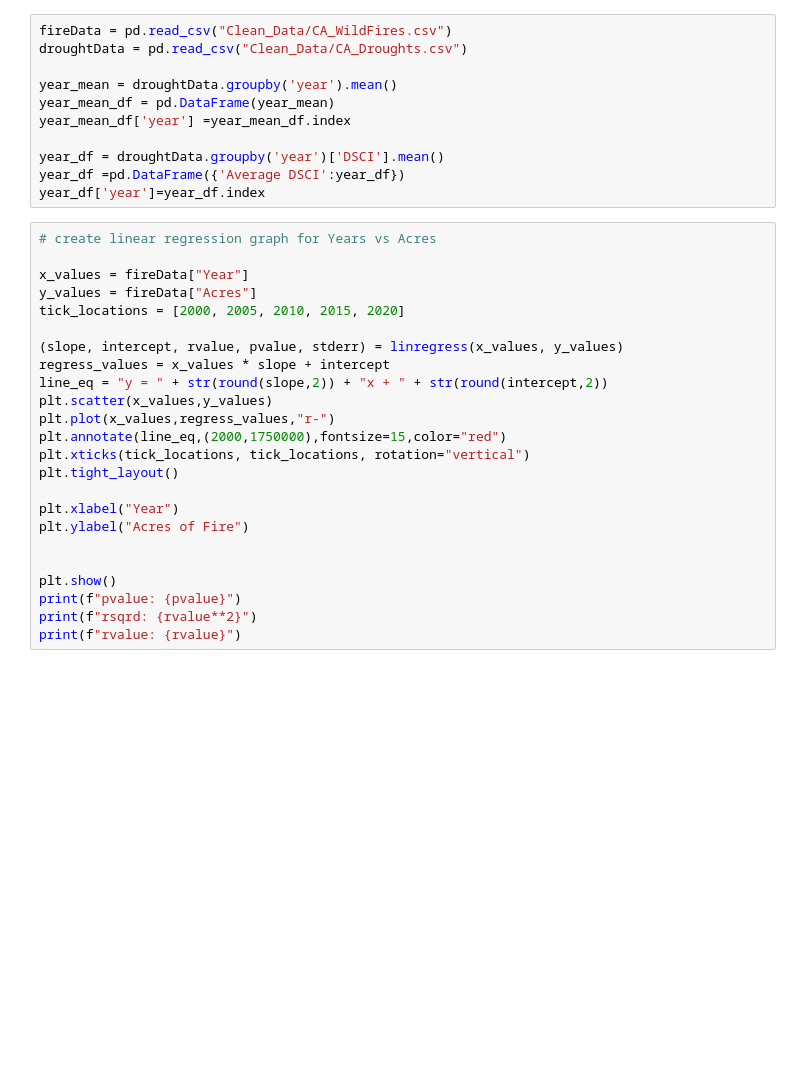
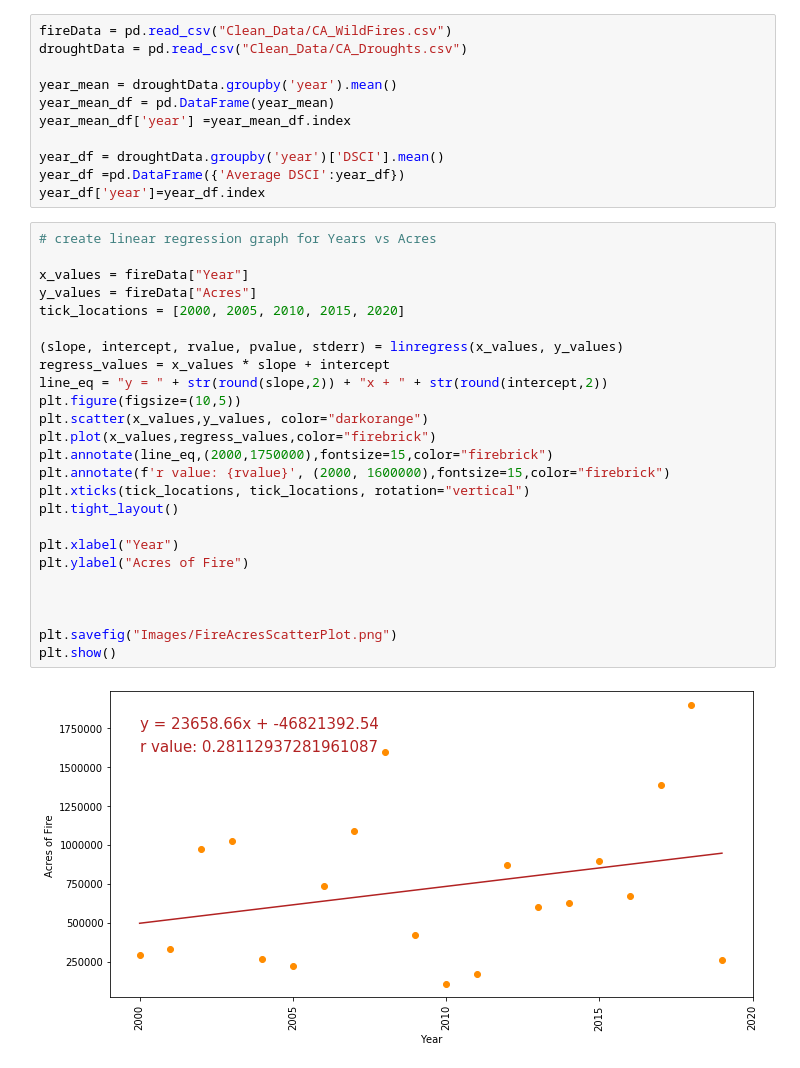
Before and after one commit to anikajohnson/CA-Wildfires-Project, a Jupyter notebook: Data_Analysis.ipynb, the cells around one changed output. Saved outputs shown, nothing was run; the diff lists cells and outputs as text; blank space fills up the shorter version.

Commit message:
Add files via upload
updated colors on the graphs

```diff
--- a/Data_Analysis.ipynb
+++ b/Data_Analysis.ipynb
@@ -24,27 +24,30 @@ year_df['year']=year_df.index
 # %%
 # create linear regression graph for Years vs Acres
 
 x_values = fireData["Year"]
 y_values = fireData["Acres"]
 tick_locations = [2000, 2005, 2010, 2015, 2020]
 
 (slope, intercept, rvalue, pvalue, stderr) = linregress(x_values, y_values)
 regress_values = x_values * slope + intercept
 line_eq = "y = " + str(round(slope,2)) + "x + " + str(round(intercept,2))
-plt.scatter(x_values,y_values)
-plt.plot(x_values,regress_values,"r-")
-plt.annotate(line_eq,(2000,1750000),fontsize=15,color="red")
+plt.figure(figsize=(10,5))
+plt.scatter(x_values,y_values, color="darkorange")
+plt.plot(x_values,regress_values,color="firebrick")
+plt.annotate(line_eq,(2000,1750000),fontsize=15,color="firebrick")
+plt.annotate(f'r value: {rvalue}', (2000, 1600000),fontsize=15,color="firebrick")
 plt.xticks(tick_locations, tick_locations, rotation="vertical")
 plt.tight_layout()
 
 plt.xlabel("Year")
 plt.ylabel("Acres of Fire")
 
 
+
+plt.savefig("Images/FireAcresScatterPlot.png")
 plt.show()
-print(f"pvalue: {pvalue}")
-print(f"rsqrd: {rvalue**2}")
-print(f"rvalue: {rvalue}")
+# %% [output]
+[figure, added]
 # %%
 # seaborn bar chart for average DSCI by year
 sns.set(style="darkgrid")
```
Also changed, not shown: parts of 8 cells of this notebook.
